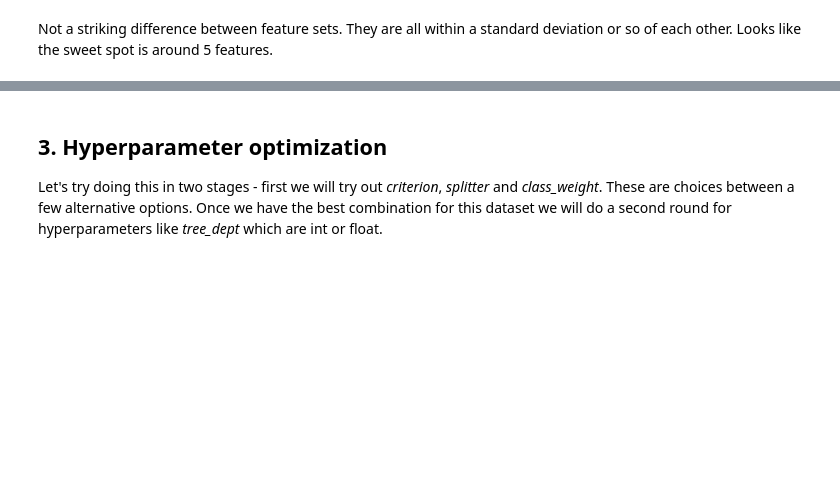
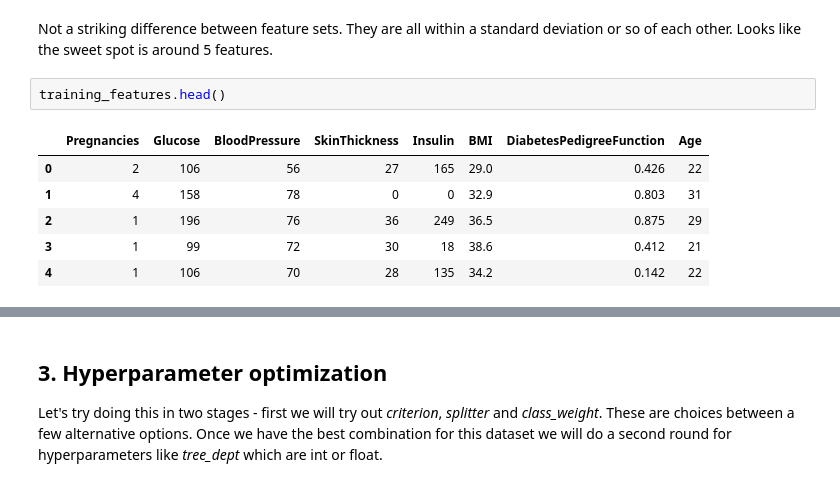
Before and after one commit to 4GeeksAcademy/tdk-gperdrizet-ML-web-app-using-Flask, a Jupyter notebook: src/solution.ipynb, the cells around one changed output, grey strips where cells are left out. Saved outputs shown, nothing was run; the diff lists cells and outputs as text; blank space fills up the shorter version.

```diff
--- a/src/solution.ipynb
+++ b/src/solution.ipynb
@@ -334,5 +351,14 @@ plt.show()
 # %% [markdown]
 Not a striking difference between feature sets. They are all within a standard deviation or so of each other. Looks like the sweet spot is around 5 features.
+# %%
+training_features.head()
+# %% [output]
+|  | Pregnancies | Glucose | BloodPressure | SkinThickness | Insulin | BMI | DiabetesPedigreeFunction | Age |
+| 0 | 2 | 106 | 56 | 27 | 165 | 29.0 | 0.426 | 22 |
+| 1 | 4 | 158 | 78 | 0 | 0 | 32.9 | 0.803 | 31 |
+| 2 | 1 | 196 | 76 | 36 | 249 | 36.5 | 0.875 | 29 |
+| 3 | 1 | 99 | 72 | 30 | 18 | 38.6 | 0.412 | 21 |
+| 4 | 1 | 106 | 70 | 28 | 135 | 34.2 | 0.142 | 22 |
 # %%
 selected_training_features=training_features.to_numpy()
 selected_training_features=selected_training_features[:,rfecv.get_support()]
```
Also changed, not shown: parts of 42 cells of this notebook, 1 other file.
